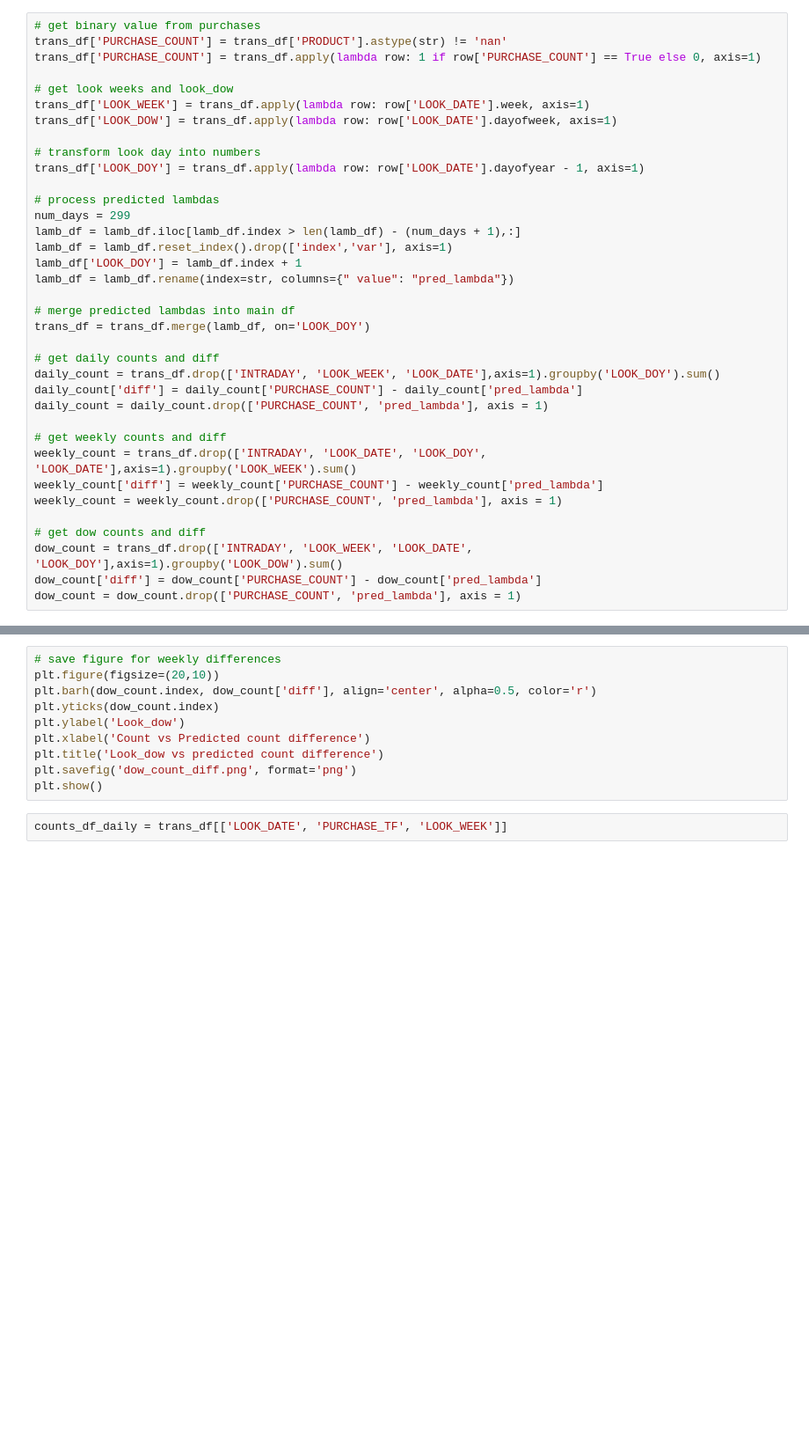
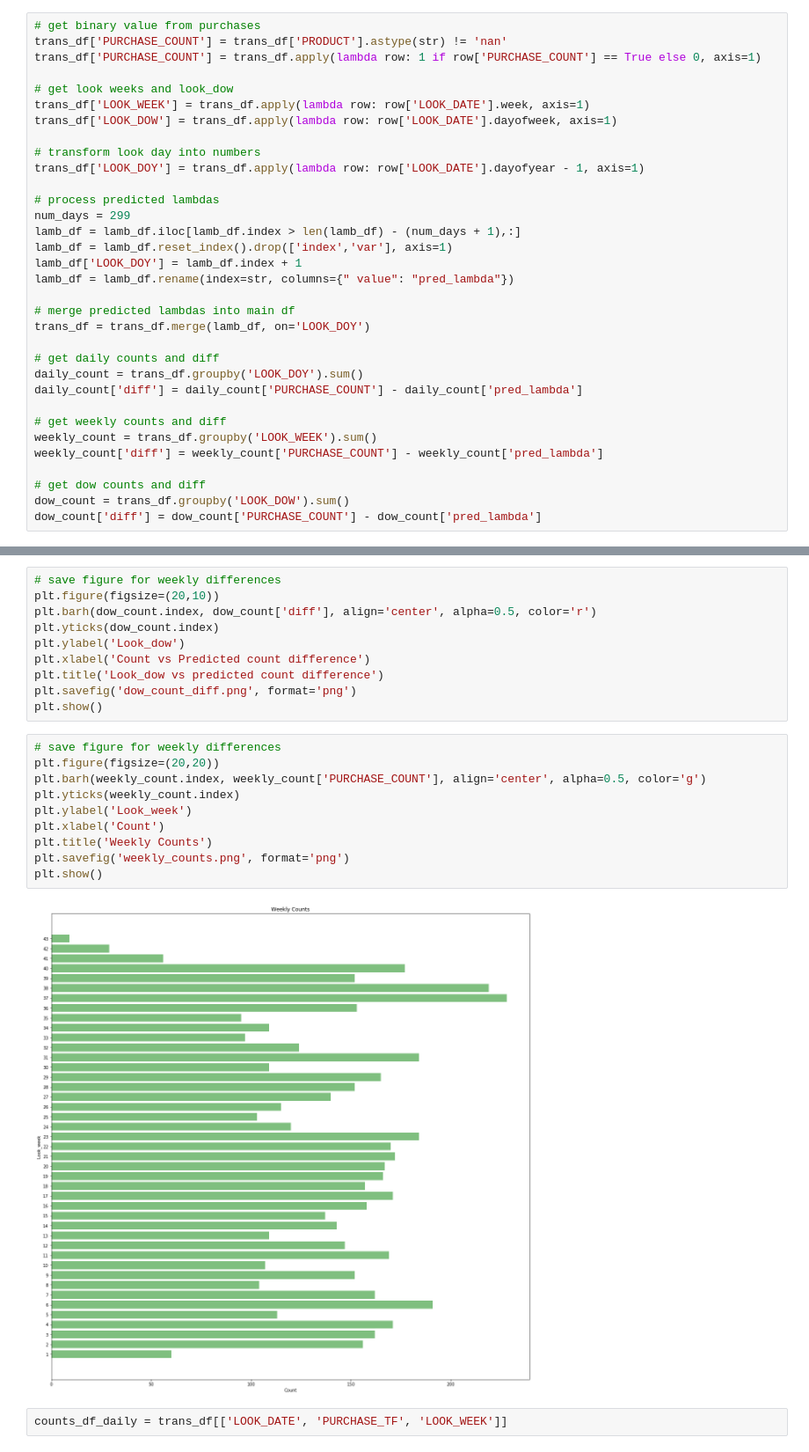
Before and after one commit to johngao2/EM-hotel-demand, a Jupyter notebook: EM_extension/model/sprint4/Result EDA.ipynb, the cells around one changed output, grey strips where cells are left out. Shown at 88% size. Cells and saved outputs as stored; diff of their text form; blank space fills up the shorter version.

```diff
--- a/EM_extension/model/sprint4/Result EDA.ipynb
+++ b/EM_extension/model/sprint4/Result EDA.ipynb
@@ -35,16 +35,13 @@ lamb_df = lamb_df.rename(index=str, columns={" value": "pred_lambda"})
 trans_df = trans_df.merge(lamb_df, on='LOOK_DOY')
 
 # get daily counts and diff
-daily_count = trans_df.drop(['INTRADAY', 'LOOK_WEEK', 'LOOK_DATE'],axis=1).groupby('LOOK_DOY').sum()
+daily_count = trans_df.groupby('LOOK_DOY').sum()
 daily_count['diff'] = daily_count['PURCHASE_COUNT'] - daily_count['pred_lambda']
-daily_count = daily_count.drop(['PURCHASE_COUNT', 'pred_lambda'], axis = 1)
 
 # get weekly counts and diff
-weekly_count = trans_df.drop(['INTRADAY', 'LOOK_DATE', 'LOOK_DOY', 'LOOK_DATE'],axis=1).groupby('LOOK_WEEK').sum()
+weekly_count = trans_df.groupby('LOOK_WEEK').sum()
 weekly_count['diff'] = weekly_count['PURCHASE_COUNT'] - weekly_count['pred_lambda']
-weekly_count = weekly_count.drop(['PURCHASE_COUNT', 'pred_lambda'], axis = 1)
 
 # get dow counts and diff
-dow_count = trans_df.drop(['INTRADAY', 'LOOK_WEEK', 'LOOK_DATE', 'LOOK_DOY'],axis=1).groupby('LOOK_DOW').sum()
+dow_count = trans_df.groupby('LOOK_DOW').sum()
 dow_count['diff'] = dow_count['PURCHASE_COUNT'] - dow_count['pred_lambda']
-dow_count = dow_count.drop(['PURCHASE_COUNT', 'pred_lambda'], axis = 1)
@@ -78,6 +96,18 @@ plt.xlabel('Count vs Predicted count difference')
 plt.title('Look_dow vs predicted count difference')
 plt.savefig('dow_count_diff.png', format='png')
 plt.show()
+# %%
+# save figure for weekly differences
+plt.figure(figsize=(20,20))
+plt.barh(weekly_count.index, weekly_count['PURCHASE_COUNT'], align='center', alpha=0.5, color='g')
+plt.yticks(weekly_count.index)
+plt.ylabel('Look_week')
+plt.xlabel('Count')
+plt.title('Weekly Counts')
+plt.savefig('weekly_counts.png', format='png')
+plt.show()
+# %% [output]
+[figure, added]
 # %%
 counts_df_daily = trans_df[['LOOK_DATE', 'PURCHASE_TF', 'LOOK_WEEK']]
 # %%
```
Also changed, not shown: parts of 2 cells of this notebook, 1 other file.
